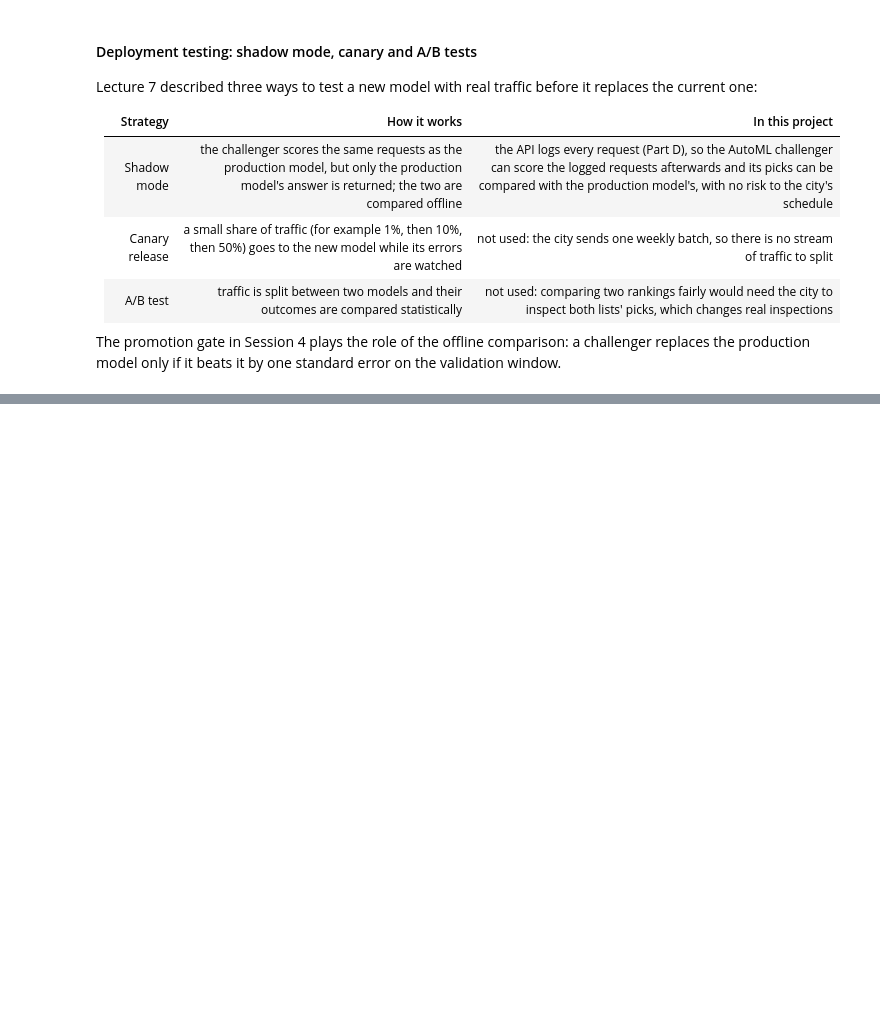
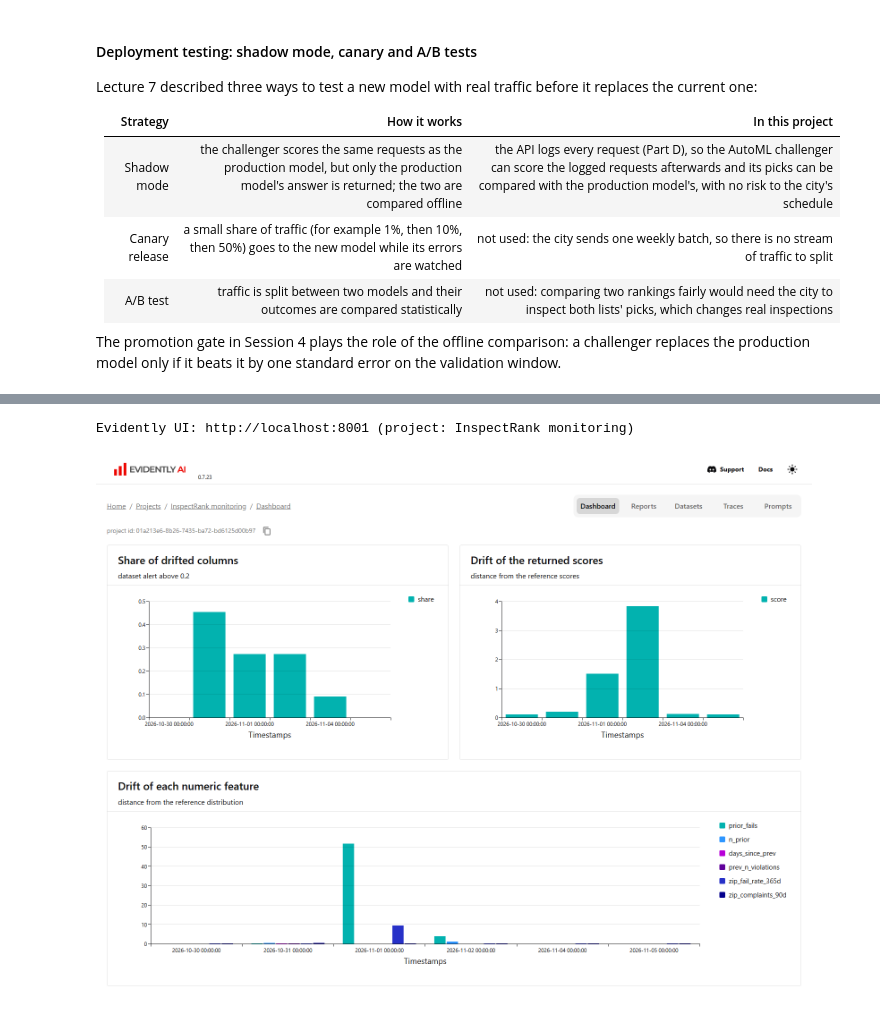
Before and after one commit to brookerios20/chicago-inspection-ranking-mlops, a Jupyter notebook: app/app.ipynb, the cells around one changed output, grey strips where cells are left out. Cells and saved outputs as stored; diff of their text form; code cells hidden in the pictures; blank space fills up the shorter version.

```diff
--- a/app/app.ipynb
+++ b/app/app.ipynb
@@ -3993,0 +4735,15 @@ The promotion gate in Session 4 plays the role of the offline comparison: a chal
+# %%
+# This cell starts the Evidently UI on the workspace, at http://localhost:8001.
+evidently_ui = subprocess.Popen([sys.executable, "-c", "from evidently.cli import app; app()", "ui",
+                                 "--workspace", str(WORKSPACE_DIR), "--port", "8001"],
+                                stdout=subprocess.DEVNULL, stderr=subprocess.DEVNULL)
+print("Evidently UI: http://localhost:8001 (project: InspectRank monitoring)")
+# %% [output]
+Evidently UI: http://localhost:8001 (project: InspectRank monitoring)
+# %%
+# This cell shows a screenshot of the Evidently dashboard for the runs above, saved to
+# results/monitoring/evidently_dashboard.png. Runs are dated one day apart from October 30, 2026,
+# in the order of the alert matrix (clean test year first); the renamed-field day has no run.
+display(Image(filename=str(config.RESULTS_DIR / "monitoring" / "evidently_dashboard.png")))
+# %% [output]
+[figure, added]
```
Also changed, not shown: parts of 35 cells of this notebook, 12 other files.
